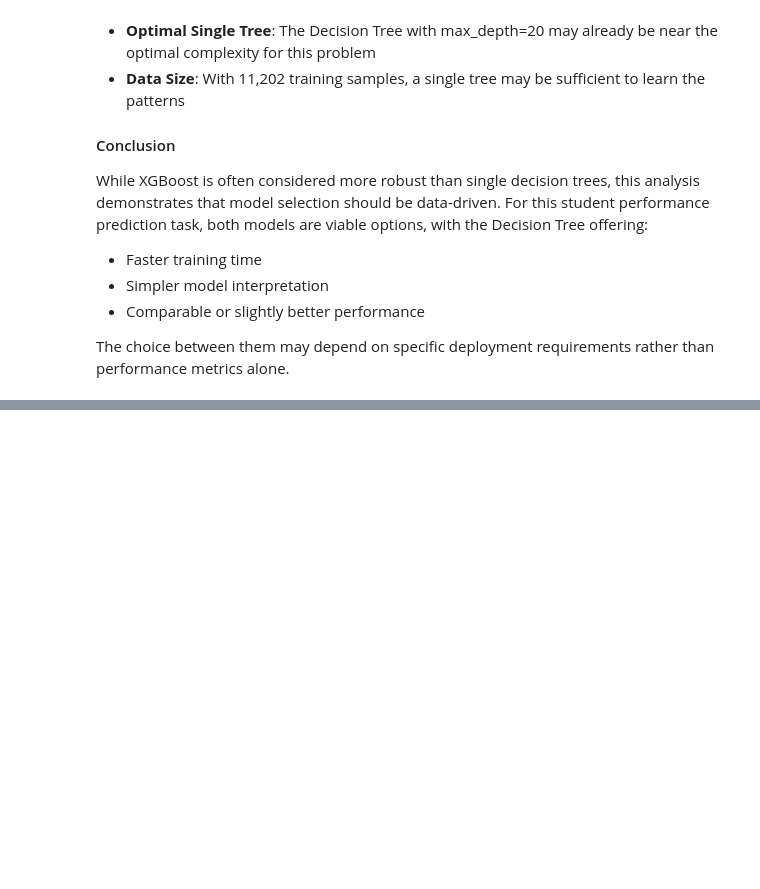
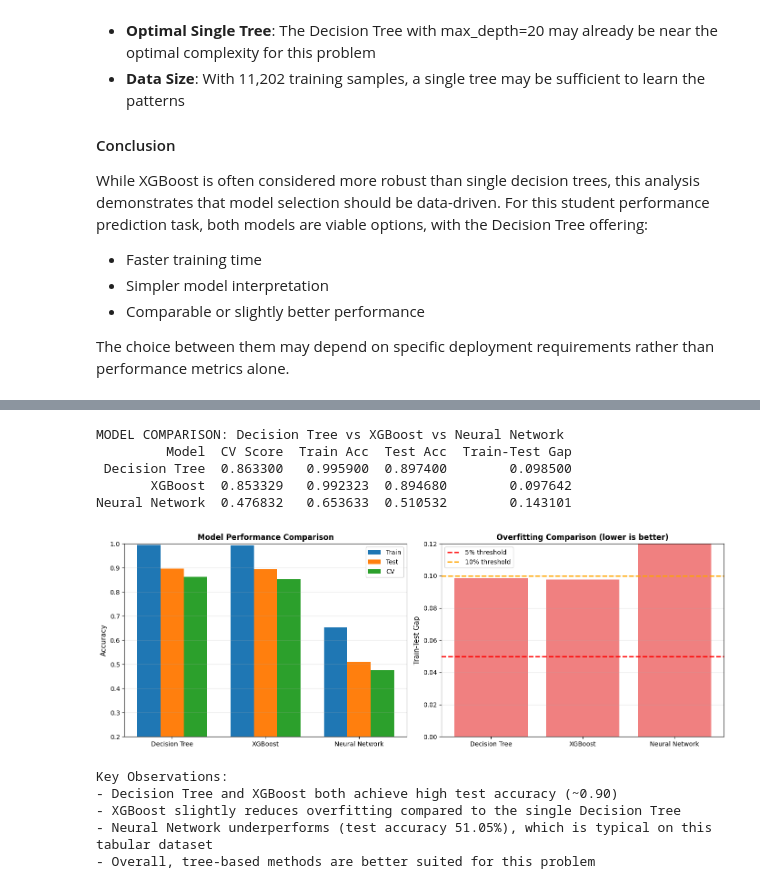
Before and after one commit to yran304/DataSci3000_group_project, a Jupyter notebook: DS3000Group_proj.ipynb, the cells around one changed output, grey strips where cells are left out. Drawn from its saved outputs; the diff is of its cells as text; code cells hidden in the pictures; blank space fills up the shorter version.

```diff
--- a/DS3000Group_proj.ipynb
+++ b/DS3000Group_proj.ipynb
@@ -1110,0 +1255,64 @@ The choice between them may depend on specific deployment requirements rather th
+# %%
+# Model Comparison: Decision Tree vs XGBoost vs Neural Network
+print("\nMODEL COMPARISON: Decision Tree vs XGBoost vs Neural Network")
+
+comparison = pd.DataFrame({
+    'Model': ['Decision Tree', 'XGBoost', 'Neural Network'],
+    'CV Score': [0.8633, best_cv_score_xgb, cv_score_nn],
+    'Train Acc': [0.9959, train_acc_xgb, train_acc_nn],
+    'Test Acc': [0.8974, test_acc_xgb, test_acc_nn],
+    'Train-Test Gap': [0.0985, gap_xgb, gap_nn]
+})
+
+print(comparison.to_string(index=False))
+
+# ---- Visualization ----
+fig, axes = plt.subplots(1, 2, figsize=(14, 5))
+
+models = comparison['Model']
+x = np.arange(len(models))
+width = 0.25
+
+# Train / Test / CV
+axes[0].bar(x - width, comparison['Train Acc'], width, label='Train')
+axes[0].bar(x,         comparison['Test Acc'],  width, label='Test')
+axes[0].bar(x + width, comparison['CV Score'],  width, label='CV')
+
+axes[0].set_xticks(x)
+axes[0].set_xticklabels(models, rotation=0)
+axes[0].set_ylabel('Accuracy', fontsize=11)
+axes[0].set_title('Model Performance Comparison', fontsize=12, fontweight='bold')
+axes[0].set_ylim([0.2, 1.0])
+axes[0].legend()
+axes[0].grid(axis='y', alpha=0.3)
+
+# Train–Test Gap
+axes[1].bar(models, comparison['Train-Test Gap'], color='lightcoral')
+axes[1].axhline(y=0.05, color='red', linestyle='--', linewidth=2, label='5% threshold')
+axes[1].axhline(y=0.10, color='orange', linestyle='--', linewidth=2, label='10% threshold')
+axes[1].set_ylabel('Train-Test Gap', fontsize=11)
+axes[1].set_title('Overfitting Comparison (lower is better)', fontsize=12, fontweight='bold')
+axes[1].legend()
+axes[1].grid(axis='y', alpha=0.3)
+axes[1].set_ylim([0, 0.12])
+
+plt.tight_layout()
+plt.show()
+
+print("\nKey Observations:")
+print(f"- Decision Tree and XGBoost both achieve high test accuracy (~{comparison['Test Acc'][:2].mean():.2f})")
+print("- XGBoost slightly reduces overfitting compared to the single Decision Tree")
+print(f"- Neural Network underperforms (test accuracy {test_acc_nn:.2%}), which is typical on this tabular dataset")
+print("- Overall, tree-based methods are better suited for this problem")
+# %% [output]
+MODEL COMPARISON: Decision Tree vs XGBoost vs Neural Network
+         Model  CV Score  Train Acc  Test Acc  Train-Test Gap
+ Decision Tree  0.863300   0.995900  0.897400        0.098500
+       XGBoost  0.853329   0.992323  0.894680        0.097642
+Neural Network  0.476832   0.653633  0.510532        0.143101
+[figure, added]
+Key Observations:
+- Decision Tree and XGBoost both achieve high test accuracy (~0.90)
+- XGBoost slightly reduces overfitting compared to the single Decision Tree
+- Neural Network underperforms (test accuracy 51.05%), which is typical on this tabular dataset
+- Overall, tree-based methods are better suited for this problem
```
Also changed, not shown: parts of 14 cells of this notebook.
